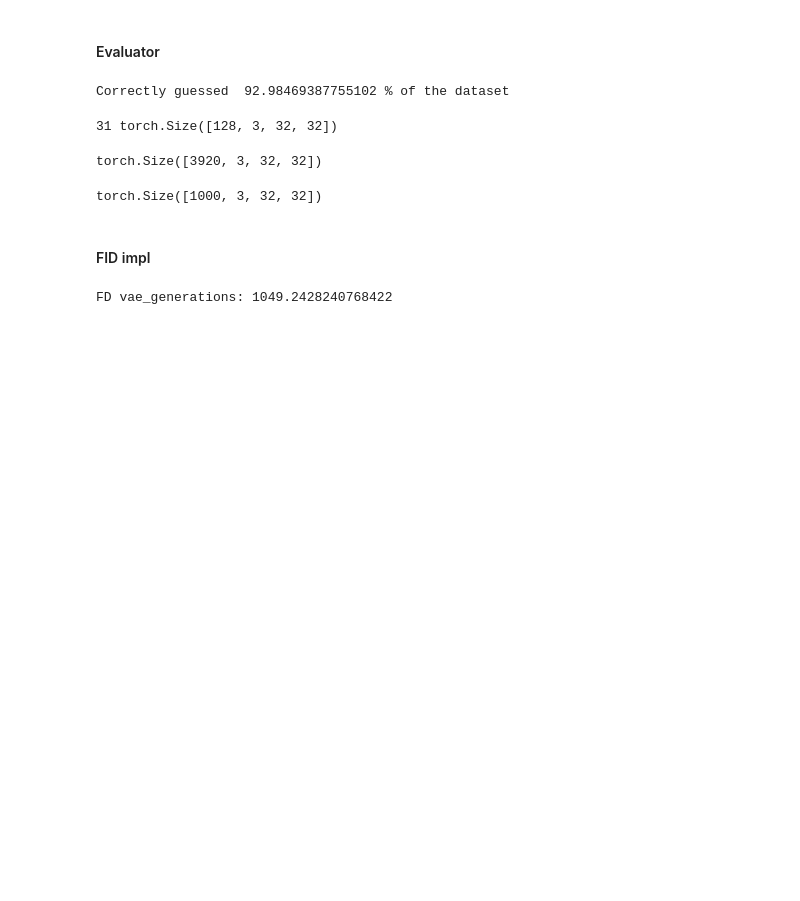
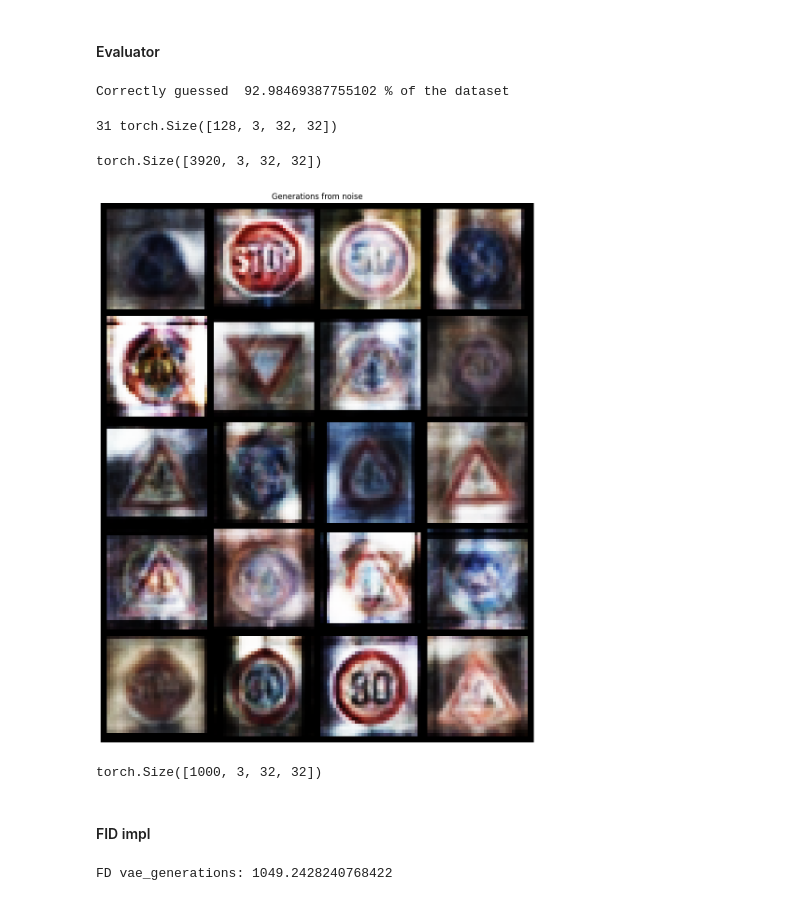
Before and after one commit to Kwasus33/Neural-Network-Concepts, a Jupyter notebook: projects/img_generation/img_generation.ipynb, the cells around one changed output. Drawn from its saved outputs; the diff is of its cells as text; code cells hidden in the pictures; blank space fills up the shorter version.

Commit message:
adds preview of img from noise generation

```diff
--- a/projects/img_generation/img_generation.ipynb
+++ b/projects/img_generation/img_generation.ipynb
@@ -510,6 +510,19 @@ with torch.no_grad():
     generations_vae = vae.decoder(fixed_noise)
     dist_generations_vae = evaluator.get_features(generations_vae.to(device)).cpu()
     dist_test_data = evaluator.get_features(test_data.to(device)).cpu()
+# %%
+grid = torchvision.utils.make_grid(generations_vae.cpu()[:20], nrow=4, normalize=False) # produces 'channels first' format
+grid = grid.permute(1, 2, 0)    # matplotplit.imshow takes 'channels' last format
+if len(generations_vae) == 4:
+    plt.figure(figsize=(15,10))
+else:
+    plt.figure(figsize=(15,15))
+plt.title("Generations from noise")
+plt.imshow(grid)
+plt.axis('off')
+plt.show()
+# %% [output]
+[figure, added]
 # %%
 print(generations_vae.shape)
 torch.save(generations_vae.cpu().detach(),"poniedzialek_Bargieł_Kwaśniak.pt")
```
